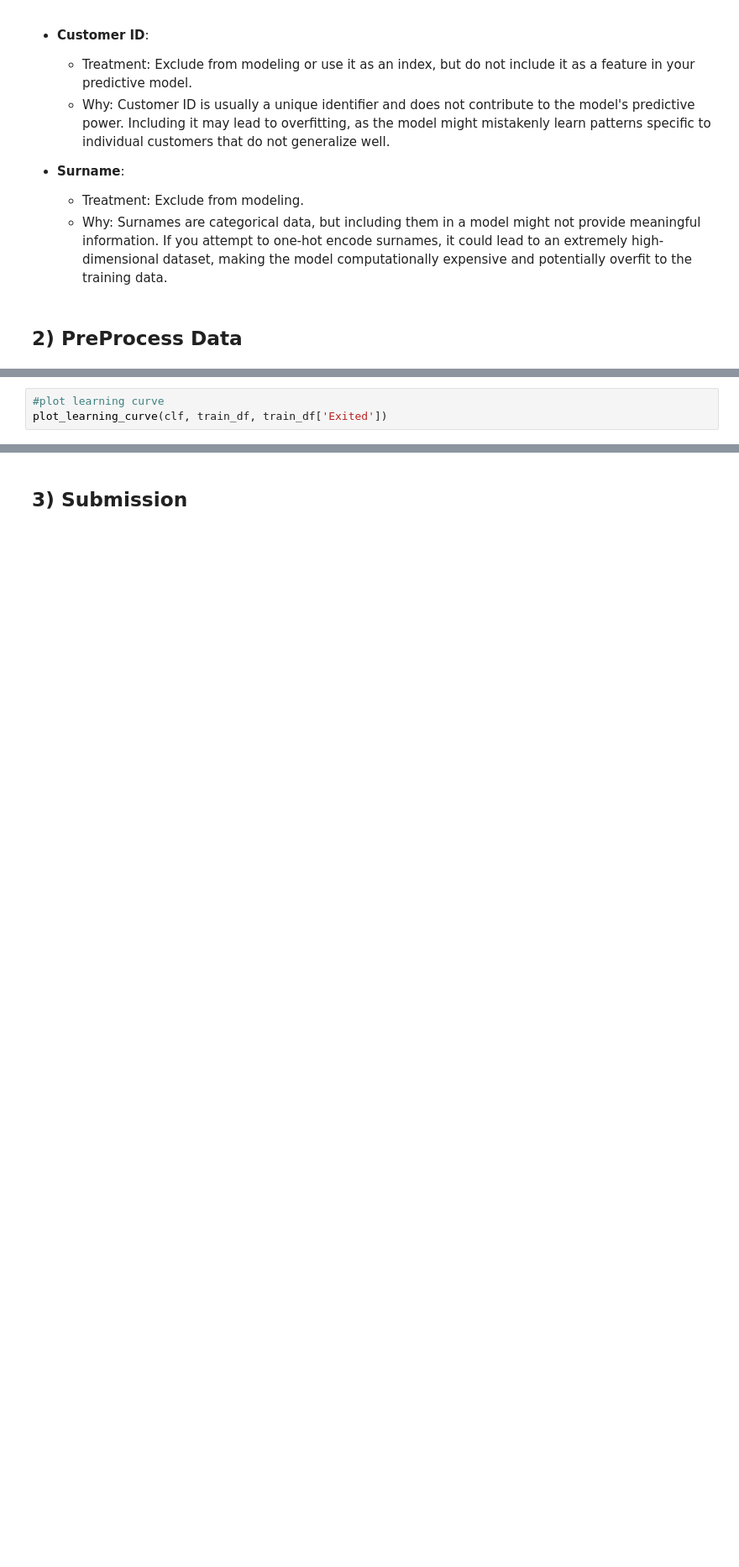
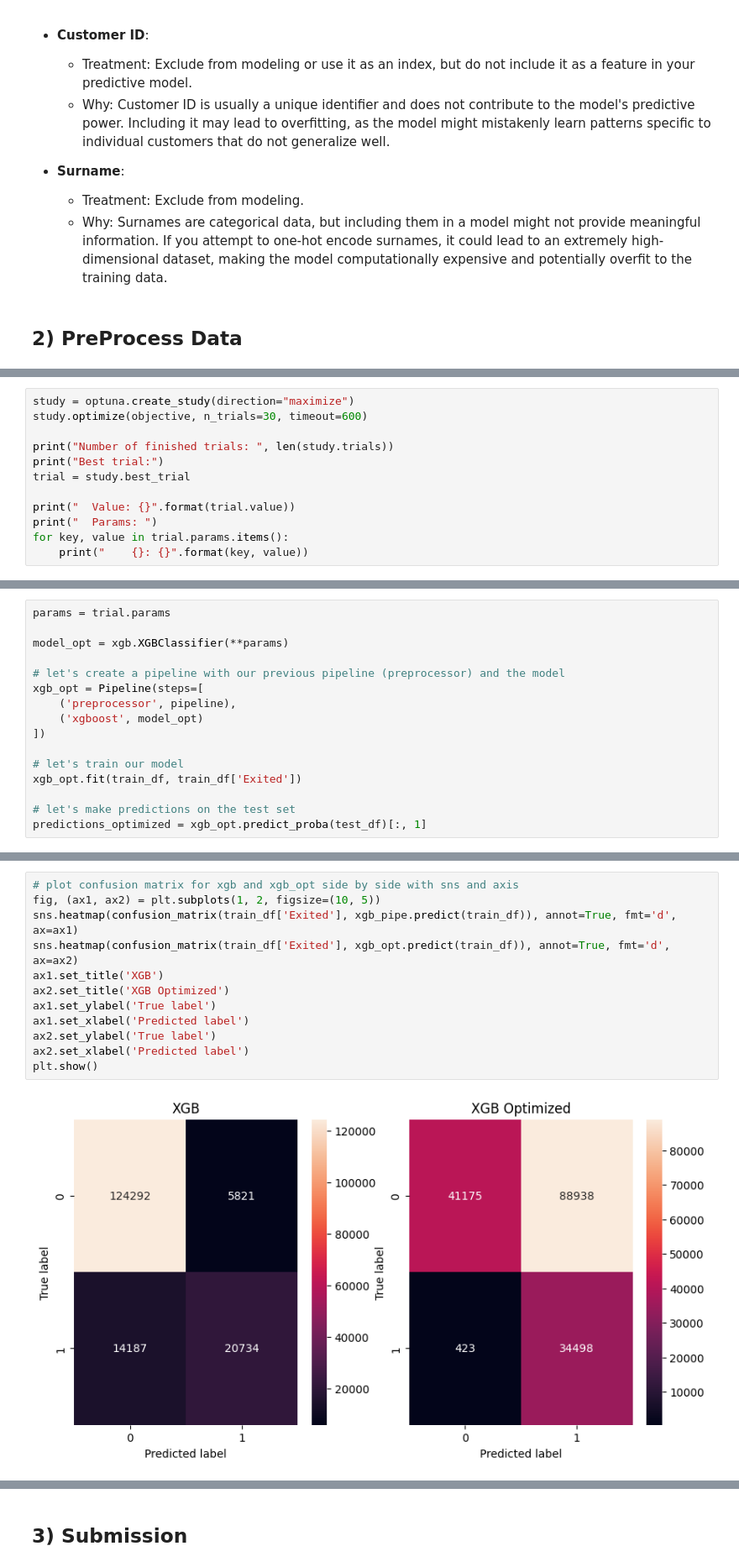
Before and after one commit to RuiFSP/Kaggle, a Jupyter notebook: Playground_Series_S4/1-Binary Classification with a Bank Churn Dataset/bank_churn_optimize.ipynb, the cells around one changed output, grey strips where cells are left out. Shown at 84% size. Cells and saved outputs as stored; diff of their text form; blank space fills up the shorter version.

```diff
--- a/Playground_Series_S4/1-Binary Classification with a Bank Churn Dataset/bank_churn_optimize.ipynb
+++ b/Playground_Series_S4/1-Binary Classification with a Bank Churn Dataset/bank_churn_optimize.ipynb
@@ -442,3 +319,0 @@ plot_roc_curve(train_df['Exited'], clf.predict_proba(train_df)[:, 1])
-# %%
-#plot learning curve
-plot_learning_curve(clf, train_df, train_df['Exited'])
@@ -446,0 +376,12 @@ plot_learning_curve(clf, train_df, train_df['Exited'])
+# %%
+study = optuna.create_study(direction="maximize")
+study.optimize(objective, n_trials=30, timeout=600)
+
+print("Number of finished trials: ", len(study.trials))
+print("Best trial:")
+trial = study.best_trial
+
+print("  Value: {}".format(trial.value))
+print("  Params: ")
+for key, value in trial.params.items():
+    print("    {}: {}".format(key, value))
@@ -446,0 +418,16 @@ plot_learning_curve(clf, train_df, train_df['Exited'])
+# %%
+params = trial.params
+
+model_opt = xgb.XGBClassifier(**params)
+
+# let's create a pipeline with our previous pipeline (preprocessor) and the model
+xgb_opt = Pipeline(steps=[
+    ('preprocessor', pipeline),
+    ('xgboost', model_opt)
+])
+
+# let's train our model
+xgb_opt.fit(train_df, train_df['Exited'])
+
+# let's make predictions on the test set
+predictions_optimized = xgb_opt.predict_proba(test_df)[:, 1]
@@ -446,0 +471,14 @@ plot_learning_curve(clf, train_df, train_df['Exited'])
+# %%
+# plot confusion matrix for xgb and xgb_opt side by side with sns and axis
+fig, (ax1, ax2) = plt.subplots(1, 2, figsize=(10, 5))
+sns.heatmap(confusion_matrix(train_df['Exited'], xgb_pipe.predict(train_df)), annot=True, fmt='d', ax=ax1)
+sns.heatmap(confusion_matrix(train_df['Exited'], xgb_opt.predict(train_df)), annot=True, fmt='d', ax=ax2)
+ax1.set_title('XGB')
+ax2.set_title('XGB Optimized')
+ax1.set_ylabel('True label')
+ax1.set_xlabel('Predicted label')
+ax2.set_ylabel('True label')
+ax2.set_xlabel('Predicted label')
+plt.show()
+# %% [output]
+[figure, added]
```
Also changed, not shown: parts of 25 cells of this notebook, 3 other files.
